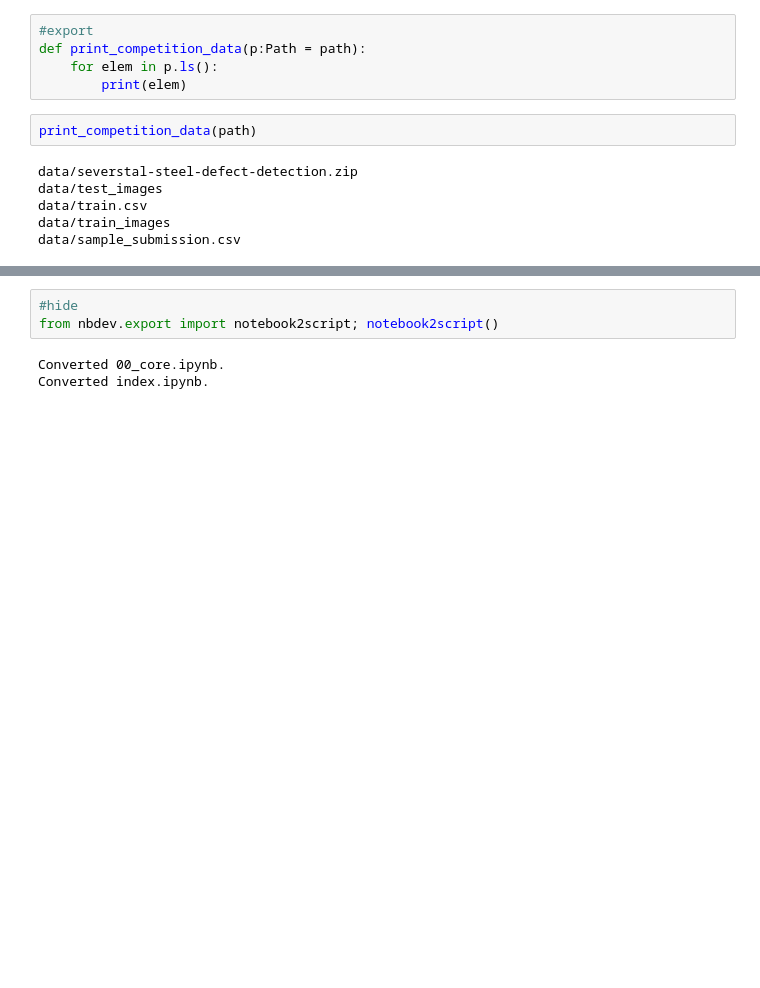
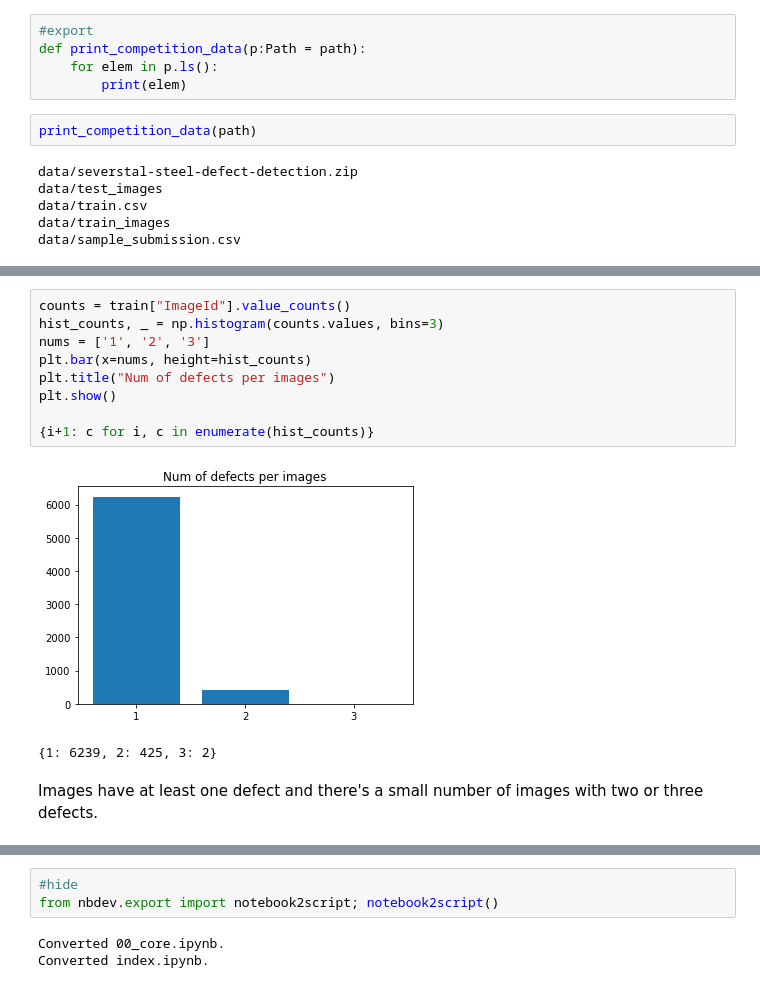
Before and after one commit to marcomatteo/steel_segmentation, a Jupyter notebook: 00_core.ipynb, the cells around one changed output, grey strips where cells are left out. Saved outputs shown, nothing was run; the diff lists cells and outputs as text; blank space fills up the shorter version.

```diff
--- a/00_core.ipynb
+++ b/00_core.ipynb
@@ -49,0 +160,14 @@ data/sample_submission.csv
+# %%
+counts = train["ImageId"].value_counts()
+hist_counts, _ = np.histogram(counts.values, bins=3)
+nums = ['1', '2', '3']
+plt.bar(x=nums, height=hist_counts)
+plt.title("Num of defects per images")
+plt.show()
+
+{i+1: c for i, c in enumerate(hist_counts)}
+# %% [output]
+[figure, added]
+{1: 6239, 2: 425, 3: 2}
+# %% [markdown]
+Images have at least one defect and there's a small number of images with two or three defects.
```
Also changed, not shown: parts of 39 cells of this notebook, 3 other files.
